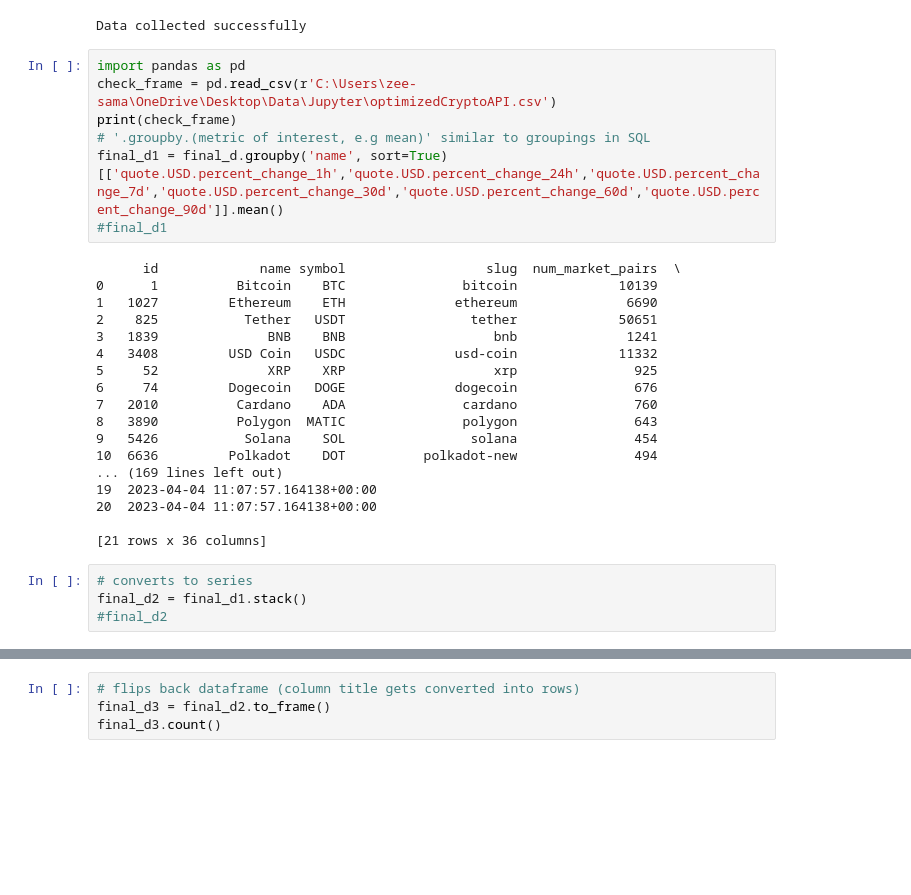
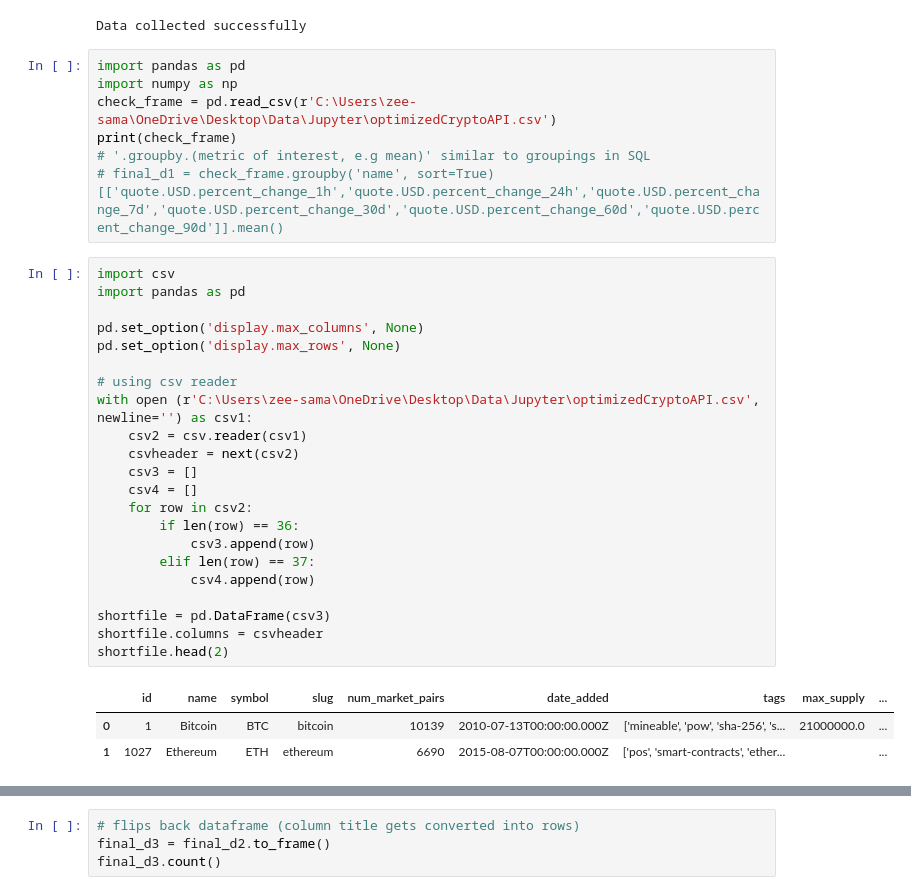
Before and after one commit to Taofeecoh/API_Automation-On-Crypto-Website, a Jupyter notebook: optimizedCryptoAPI.ipynb, the cells around one changed output, grey strips where cells are left out. Saved outputs shown, nothing was run; the diff lists cells and outputs as text; blank space fills up the shorter version.

```diff
--- a/optimizedCryptoAPI.ipynb
+++ b/optimizedCryptoAPI.ipynb
@@ -68,30 +68,34 @@ final_d.to_csv(r'C:\Users\zee-sama\OneDrive\Desktop\Data\Jupyter\optimizedCrypto
 Data collected successfully
 # %%
 import pandas as pd
+import numpy as np
 check_frame = pd.read_csv(r'C:\Users\zee-sama\OneDrive\Desktop\Data\Jupyter\optimizedCryptoAPI.csv')
 print(check_frame)
 # '.groupby.(metric of interest, e.g mean)' similar to groupings in SQL
-final_d1 = final_d.groupby('name', sort=True)[['quote.USD.percent_change_1h','quote.USD.percent_change_24h','quote.USD.percent_change_7d','quote.USD.percent_change_30d','quote.USD.percent_change_60d','quote.USD.percent_change_90d']].mean()
-#final_d1
+# final_d1 = check_frame.groupby('name', sort=True)[['quote.USD.percent_change_1h','quote.USD.percent_change_24h','quote.USD.percent_change_7d','quote.USD.percent_change_30d','quote.USD.percent_change_60d','quote.USD.percent_change_90d']].mean()
-# %% [output]
-      id             name symbol                  slug  num_market_pairs  \
-0      1          Bitcoin    BTC               bitcoin             10139
-1   1027         Ethereum    ETH              ethereum              6690
-2    825           Tether   USDT                tether             50651
-3   1839              BNB    BNB                   bnb              1241
-4   3408         USD Coin   USDC              usd-coin             11332
-5     52              XRP    XRP                   xrp               925
-6     74         Dogecoin   DOGE              dogecoin               676
-7   2010          Cardano    ADA               cardano               760
-8   3890          Polygon  MATIC               polygon               643
-9   5426           Solana    SOL                solana               454
-10  6636         Polkadot    DOT          polkadot-new               494
-... (169 lines left out)
-19  2023-04-04 11:07:57.164138+00:00
-20  2023-04-04 11:07:57.164138+00:00
-
-[21 rows x 36 columns]
-# %%
-# converts to series
-final_d2 = final_d1.stack()
-#final_d2
+# %%
+import csv
+import pandas as pd
+
+pd.set_option('display.max_columns', None)
+pd.set_option('display.max_rows', None)
+
+# using csv reader
+with open (r'C:\Users\zee-sama\OneDrive\Desktop\Data\Jupyter\optimizedCryptoAPI.csv', newline='') as csv1:
+    csv2 = csv.reader(csv1)
+    csvheader = next(csv2)
+    csv3 = []
+    csv4 = []
+    for row in csv2:
+        if len(row) == 36:
+            csv3.append(row)
+        elif len(row) == 37:
+            csv4.append(row)
+
+shortfile = pd.DataFrame(csv3)
+shortfile.columns = csvheader
+shortfile.head(2)
+# %% [output]
+|  | id | name | symbol | slug | num_market_pairs | date_added | tags | max_supply | ... |
+| 0 | 1 | Bitcoin | BTC | bitcoin | 10139 | 2010-07-13T00:00:00.000Z | ['mineable', 'pow', 'sha-256', 's... | 21000000.0 | ... |
+| 1 | 1027 | Ethereum | ETH | ethereum | 6690 | 2015-08-07T00:00:00.000Z | ['pos', 'smart-contracts', 'ether... |  | ... |
```
Also changed, not shown: parts of 13 cells of this notebook.
